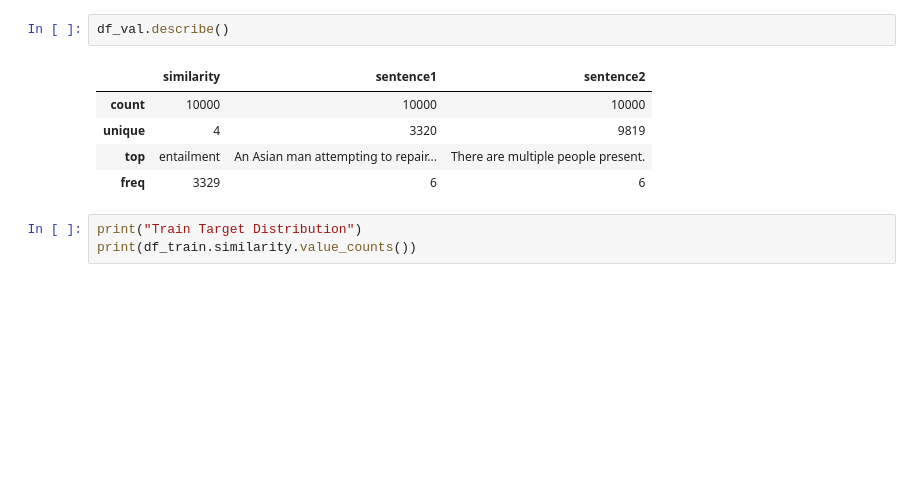
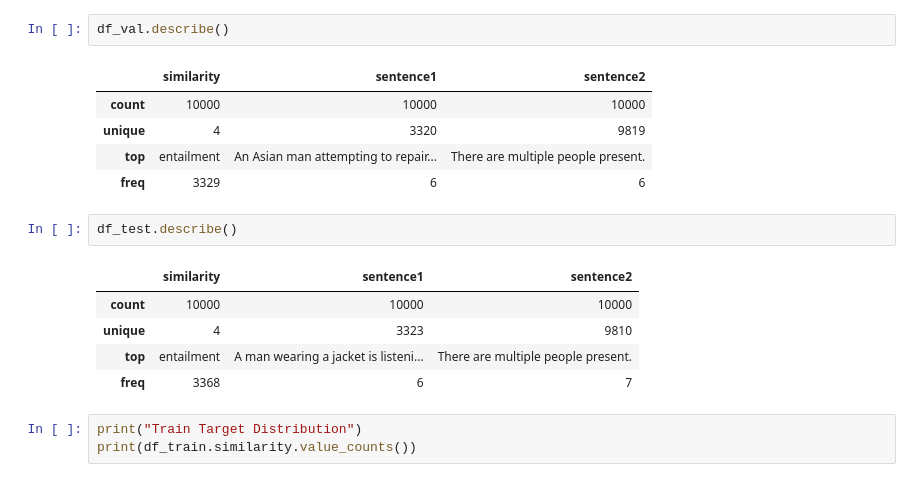
Before and after one commit to aemreusta/success-of-ai-writers, a Jupyter notebook: dataPreprocessing.ipynb, the cells around one changed output. Cells and saved outputs as stored; diff of their text form; blank space fills up the shorter version.

```diff
--- a/dataPreprocessing.ipynb
+++ b/dataPreprocessing.ipynb
@@ -92,6 +115,14 @@ df_val.describe()
 | unique | 4 | 3320 | 9819 |
 | top | entailment | An Asian man attempting to repair... | There are multiple people present. |
 | freq | 3329 | 6 | 6 |
+# %%
+df_test.describe()
+# %% [output]
+|  | similarity | sentence1 | sentence2 |
+| count | 10000 | 10000 | 10000 |
+| unique | 4 | 3323 | 9810 |
+| top | entailment | A man wearing a jacket is listeni... | There are multiple people present. |
+| freq | 3368 | 6 | 7 |
 # %%
 print("Train Target Distribution")
 print(df_train.similarity.value_counts())
```
Also changed, not shown: parts of 15 cells of this notebook.
